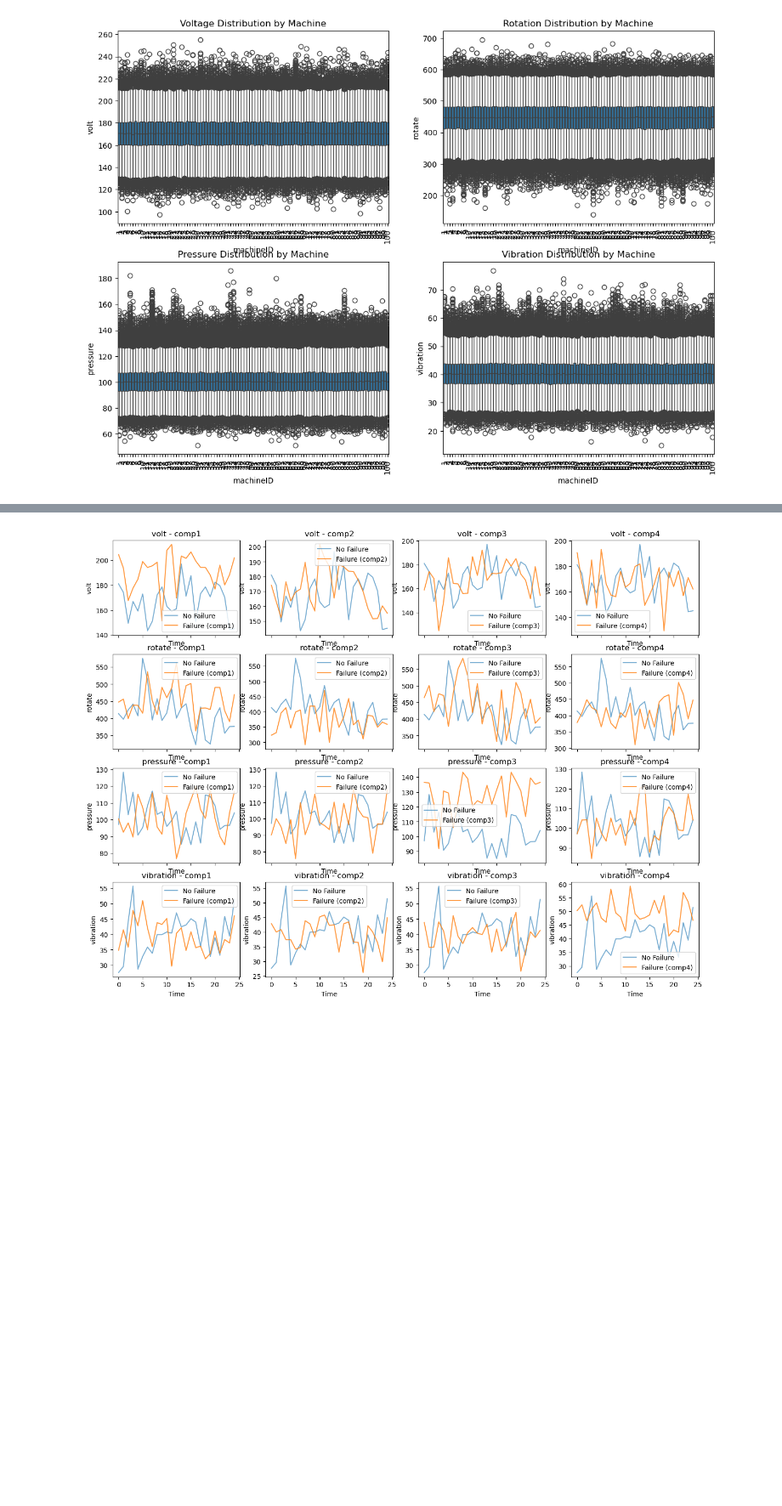
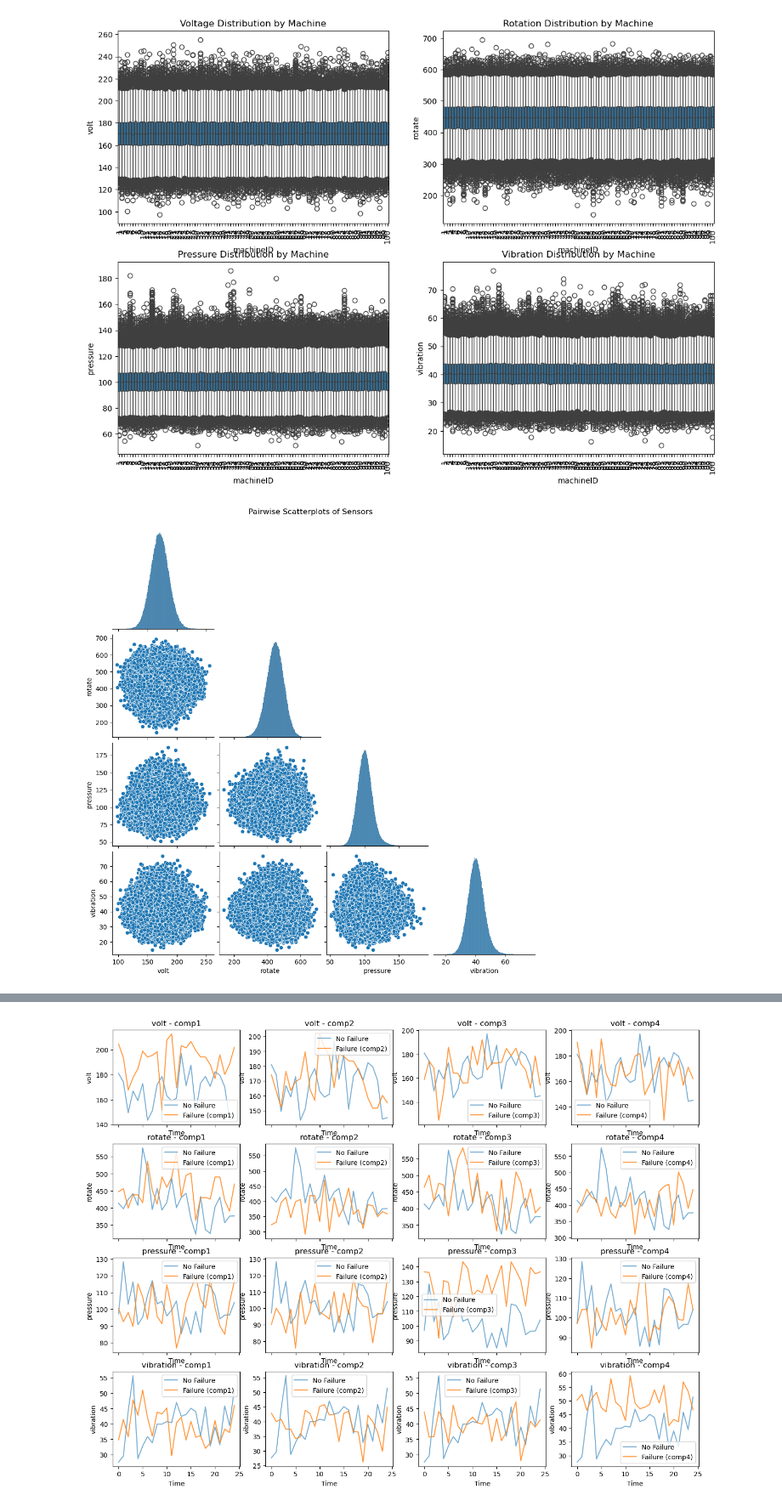
Before and after one commit to manya28/predictive_maintenance, a Jupyter notebook: consolidated_predictive_maintenance.ipynb, the cells around one changed output, grey strips where cells are left out. Shown at 85% size. Cells and saved outputs as stored; diff of their text form; code cells hidden in the pictures; blank space fills up the shorter version.

```diff
--- a/consolidated_predictive_maintenance.ipynb
+++ b/consolidated_predictive_maintenance.ipynb
@@ -367,3 +364,13 @@ axs[1, 1].set_title('Vibration Distribution by Machine')
 axs[1, 1].tick_params(axis='x', rotation=90)
 # %% [output]
 [figure]
+# %%
+# Select only sensor columns for correlation
+sensor_cols = ['volt', 'rotate', 'pressure', 'vibration']
+sensor_data = final_features[sensor_cols]
+
+sns.pairplot(sensor_data, corner=True)
+plt.suptitle("Pairwise Scatterplots of Sensors", y=1.02)
+plt.show()
+# %% [output]
+[figure, added]
```
Also changed, not shown: parts of 5 cells of this notebook.
